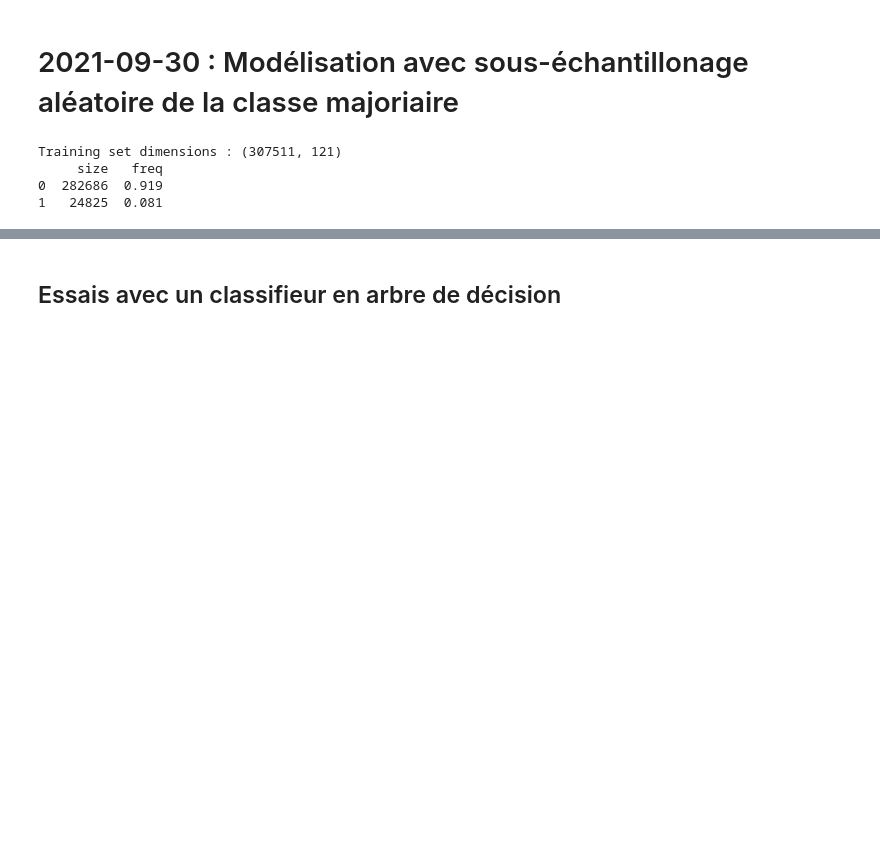
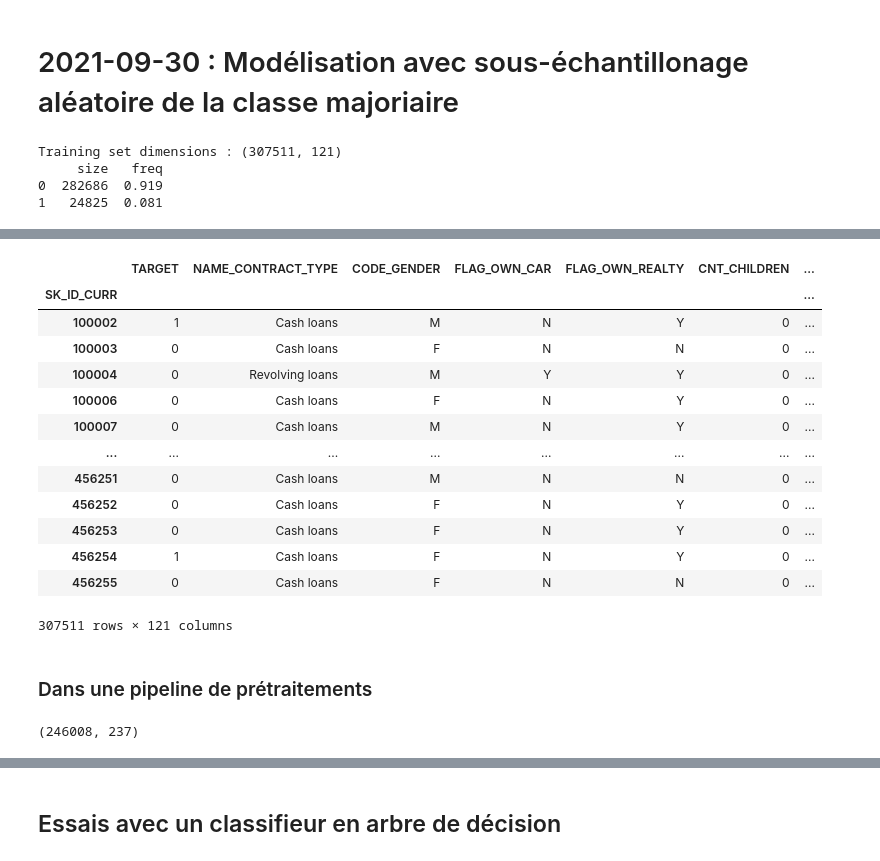
Before and after one commit to gitadum/credit_risk_rating, a Jupyter notebook: 00_notebooks/03_Modelling.ipynb, the cells around one changed output, grey strips where cells are left out. Drawn from its saved outputs; the diff is of its cells as text; code cells hidden in the pictures; blank space fills up the shorter version.

```diff
--- a/00_notebooks/03_Modelling.ipynb
+++ b/00_notebooks/03_Modelling.ipynb
@@ -463,0 +487,28 @@ TypeError: All intermediate steps of the chain should not be Pipelines
+# %%
+credit_imputer.fit_transform(df)
+# %% [output]
+|  | TARGET | NAME_CONTRACT_TYPE | CODE_GENDER | FLAG_OWN_CAR | FLAG_OWN_REALTY | CNT_CHILDREN | ... |
+| SK_ID_CURR |  |  |  |  |  |  | ... |
+| 100002 | 1 | Cash loans | M | N | Y | 0 | ... |
+| 100003 | 0 | Cash loans | F | N | N | 0 | ... |
+| 100004 | 0 | Revolving loans | M | Y | Y | 0 | ... |
+| 100006 | 0 | Cash loans | F | N | Y | 0 | ... |
+| 100007 | 0 | Cash loans | M | N | Y | 0 | ... |
+| ... | ... | ... | ... | ... | ... | ... | ... |
+| 456251 | 0 | Cash loans | M | N | N | 0 | ... |
+| 456252 | 0 | Cash loans | F | N | Y | 0 | ... |
+| 456253 | 0 | Cash loans | F | N | Y | 0 | ... |
+| 456254 | 1 | Cash loans | F | N | Y | 0 | ... |
+| 456255 | 0 | Cash loans | F | N | N | 0 | ... |
+307511 rows × 121 columns
+# %% [markdown]
+### Dans une pipeline de prétraitements
+# %%
+X_train, X_test, y_train, y_test = train_test_split(df.iloc[:,1:], df.iloc[:,0],
+                                                    test_size=.2)
+
+train_prep = prep.fit_transform(X_train, y_train)
+print(train_prep.shape)
+#print(train_prep.shape)
+# %% [output]
+(246008, 237)
```
Also changed, not shown: parts of 21 cells of this notebook, 1 other file.
